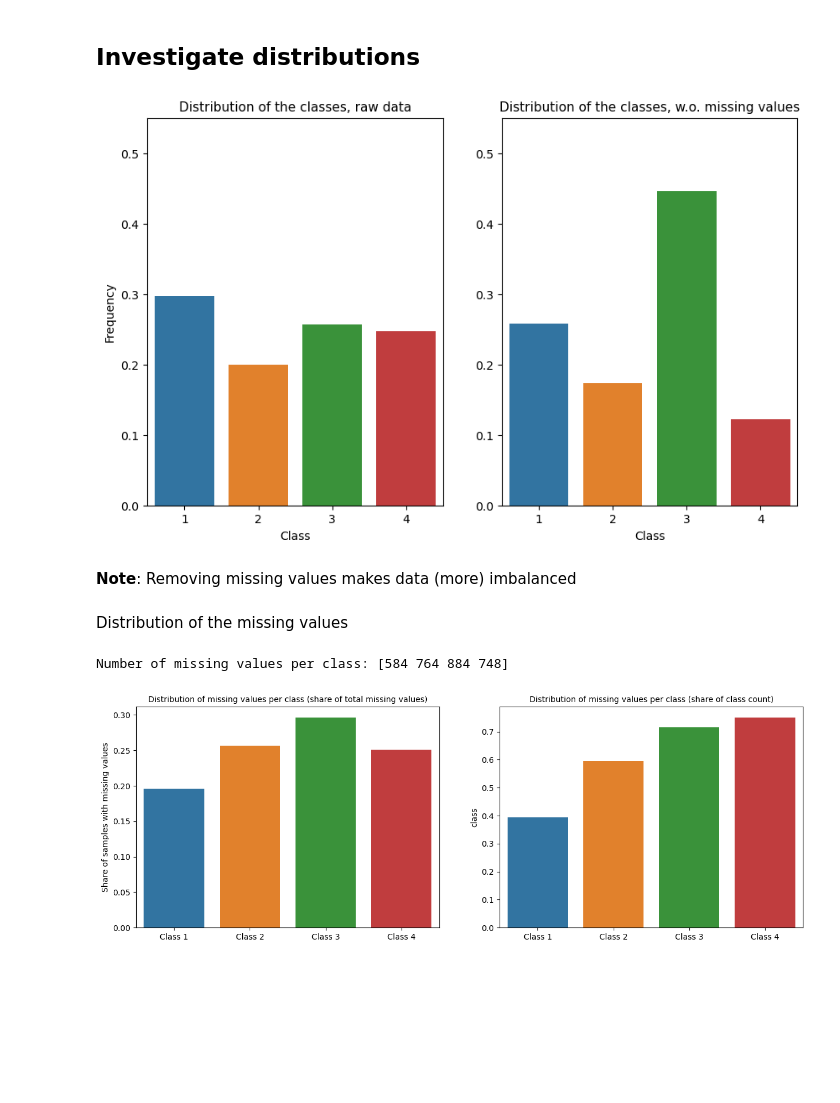
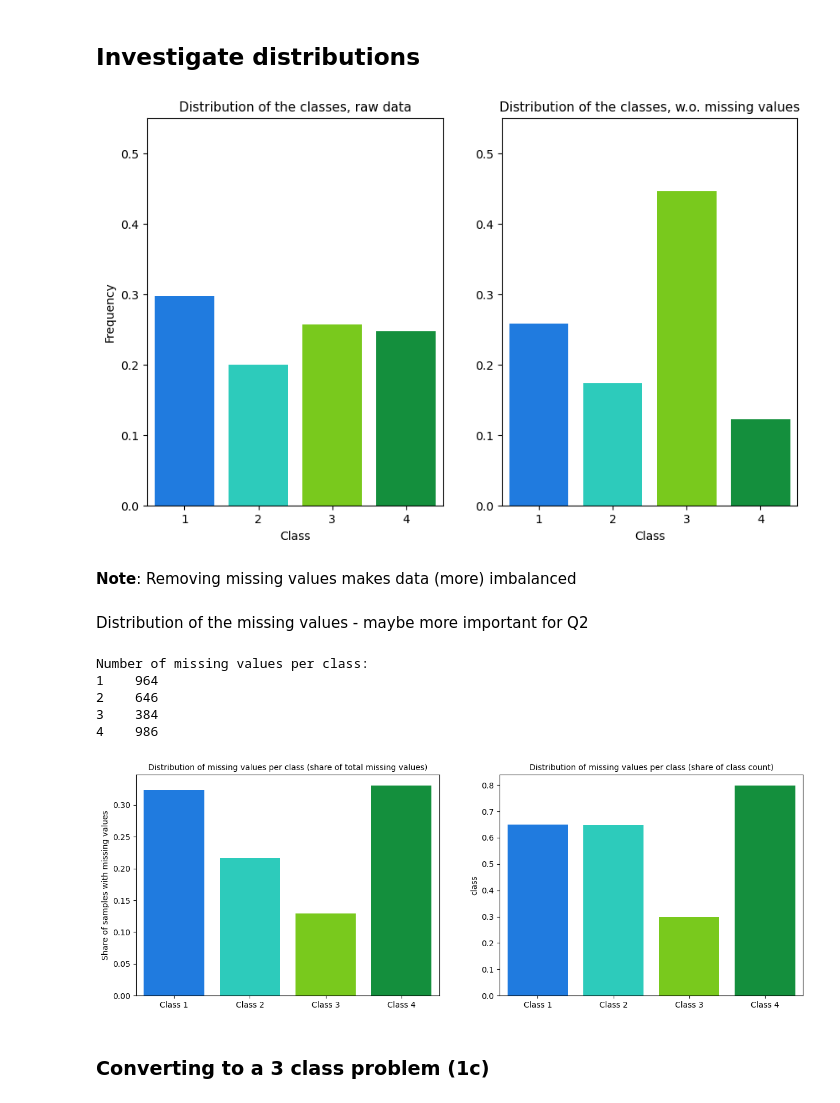
Before and after one commit to jespeols/MPCAS, a Jupyter notebook: MVE441_StatLearning/Exam/code/data_exploration.ipynb, the cells around one changed output. Saved outputs shown, nothing was run; the diff lists cells and outputs as text; code cells hidden in the pictures; blank space fills up the shorter version.

Commit message:
Fixed bug with sorting when counting missing values per class

```diff
--- a/MVE441_StatLearning/Exam/code/data_exploration.ipynb
+++ b/MVE441_StatLearning/Exam/code/data_exploration.ipynb
@@ -81,17 +82,18 @@ First 5 rows of the dataset without missing values:
 class_counts_raw = df_raw_dataset['class'].value_counts(normalize=True)
 class_counts_dropna = df_dropna['class'].value_counts(normalize=True)
 
+colors_classes = ["#0079FF", "#12E6D0", "#7BE600", "#00A336"]
 plt.figure(figsize=(10, 6))
 
 plt.subplot(1, 2, 1)
-sns.barplot(x=class_counts_raw.index, y=class_counts_raw.values)
+sns.barplot(x=class_counts_raw.index, y=class_counts_raw.values, palette=colors_classes)
 plt.title('Distribution of the classes, raw data', fontsize=11)
 plt.xlabel('Class')
 plt.ylabel('Frequency')
 plt.ylim(0, 0.55)
 
 plt.subplot(1, 2, 2)
-sns.barplot(x=class_counts_dropna.index, y=class_counts_dropna.values)
+sns.barplot(x=class_counts_dropna.index, y=class_counts_dropna.values, palette=colors_classes)
 plt.title('Distribution of the classes, w.o. missing values', fontsize=11)
 plt.xlabel('Class')
 plt.ylabel('')
@@ -99,30 +101,36 @@ plt.ylim(0, 0.55)
 
 plt.show()
 # %% [output]
-[figure, old version]
+[figure, new version]
 # %% [markdown]
 **Note**: Removing missing values makes data (more) imbalanced
 # %% [markdown]
-Distribution of the missing values
+Distribution of the missing values - maybe more important for Q2
 # %%
-class_counts_raw = df_raw_dataset['class'].value_counts(normalize=False)
-class_counts_dropna = df_dropna['class'].value_counts(normalize=False)
+class_counts_raw = df_raw_dataset['class'].value_counts(normalize=False).sort_index()
+class_counts_dropna = df_dropna['class'].value_counts(normalize=False).sort_index()
 
-num_missing_values = class_counts_raw.values - class_counts_dropna.values
-print("Number of missing values per class:", num_missing_values)
+num_missing_values = class_counts_raw - class_counts_dropna
+print(f"Number of missing values per class:\n{num_missing_values.to_string()}")
 
 plt.figure(figsize=(15, 5))
 
 plt.subplot(1, 2, 1)
-sns.barplot(x=[f'Class {i+1}' for i in range(num_classes)], y=num_missing_values/sum(num_missing_values))
+sns.barplot(x=[f'Class {i+1}' for i in range(num_classes)], y=num_missing_values/sum(num_missing_values), palette=colors_classes)
 plt.title('Distribution of missing values per class (share of total missing values)', fontsize=10)
 plt.ylabel('Share of samples with missing values')
 
 plt.subplot(1, 2, 2)
-sns.barplot(x=[f'Class {i+1}' for i in range(num_classes)], y=num_missing_values/class_counts_raw)
+sns.barplot(x=[f'Class {i+1}' for i in range(num_classes)], y=num_missing_values/class_counts_raw, palette=colors_classes)
 plt.title('Distribution of missing values per class (share of class count)', fontsize=10)
 
 plt.show()
 # %% [output]
-Number of missing values per class: [584 764 884 748]
+Number of missing values per class:
+1    964
+2    646
+3    384
+4    986
-[figure, old version]
+[figure, new version]
+# %% [markdown]
+### Converting to a 3 class problem (1c)
```
Also changed, not shown: parts of 19 cells of this notebook.
